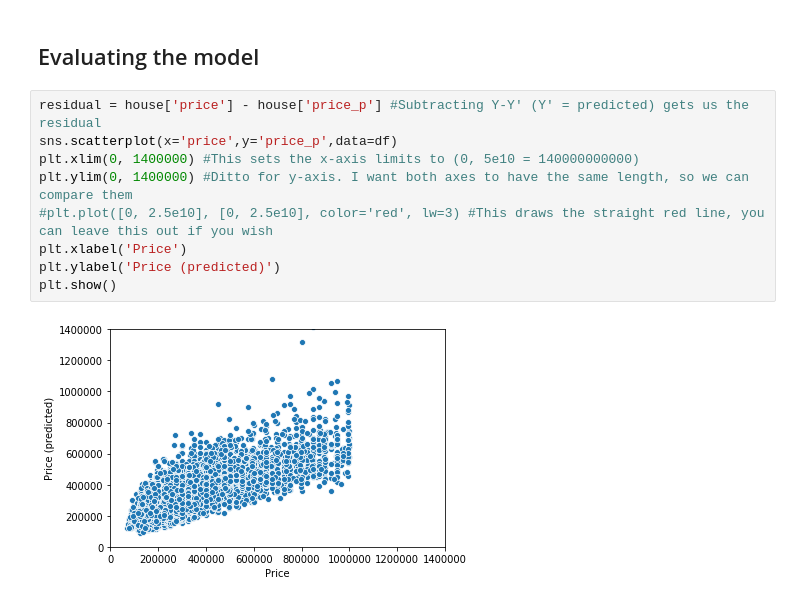
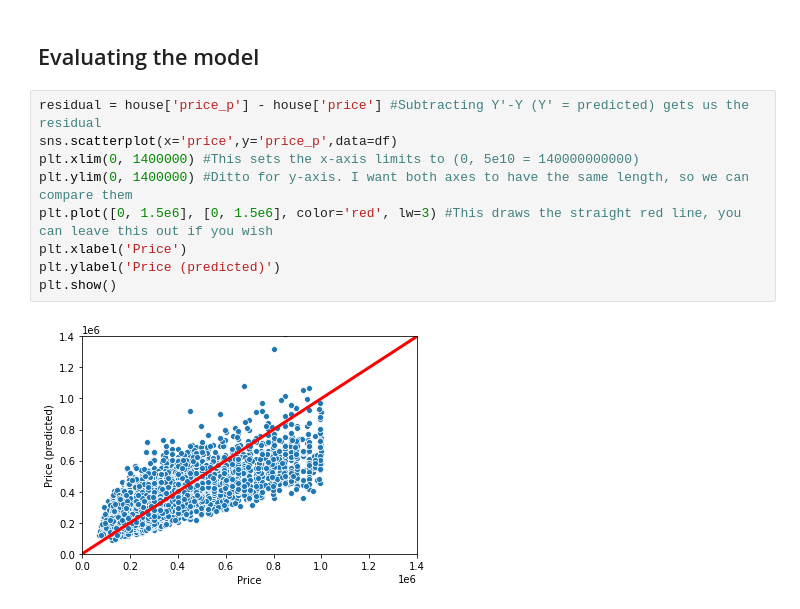
Before and after one commit to jonasmoons/data-driven-learning, a Jupyter notebook: exercises/Week 3/funda_regression.ipynb, the cells around one changed output. Cells and saved outputs as stored; diff of their text form.

```diff
--- a/exercises/Week 3/funda_regression.ipynb
+++ b/exercises/Week 3/funda_regression.ipynb
@@ -130,13 +135,13 @@ The residual is 192348
 # %% [markdown]
 ## Evaluating the model ##
 # %%
-residual = house['price'] - house['price_p'] #Subtracting Y-Y' (Y' = predicted) gets us the residual
+residual = house['price_p'] - house['price'] #Subtracting Y'-Y (Y' = predicted) gets us the residual
 sns.scatterplot(x='price',y='price_p',data=df)
 plt.xlim(0, 1400000) #This sets the x-axis limits to (0, 5e10 = 140000000000)
 plt.ylim(0, 1400000) #Ditto for y-axis. I want both axes to have the same length, so we can compare them
-#plt.plot([0, 2.5e10], [0, 2.5e10], color='red', lw=3) #This draws the straight red line, you can leave this out if you wish
+plt.plot([0, 1.5e6], [0, 1.5e6], color='red', lw=3) #This draws the straight red line, you can leave this out if you wish
 plt.xlabel('Price')
 plt.ylabel('Price (predicted)')
 plt.show()
 # %% [output]
-[figure, old version]
+[figure, new version]
```
Also changed, not shown: parts of 4 cells of this notebook.
